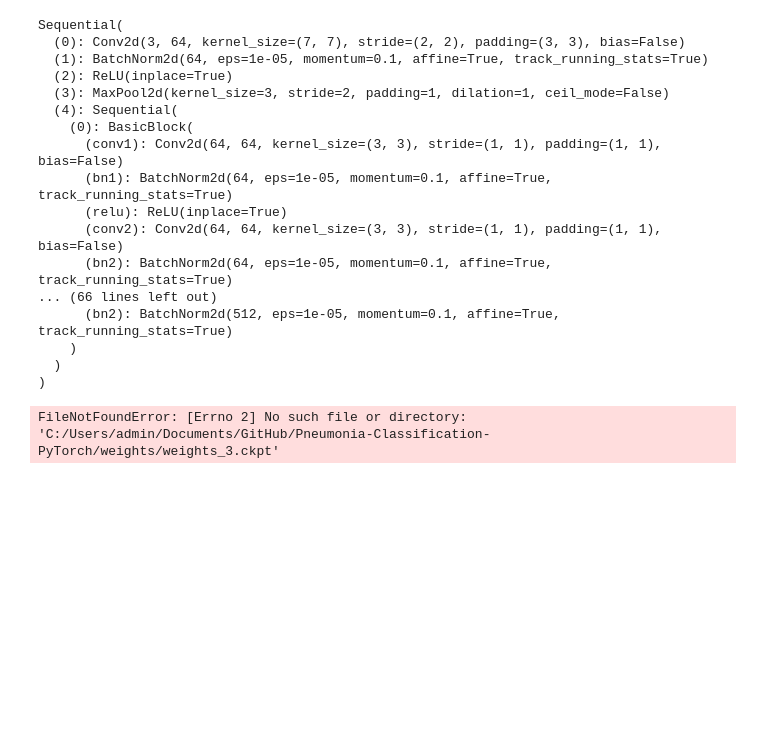
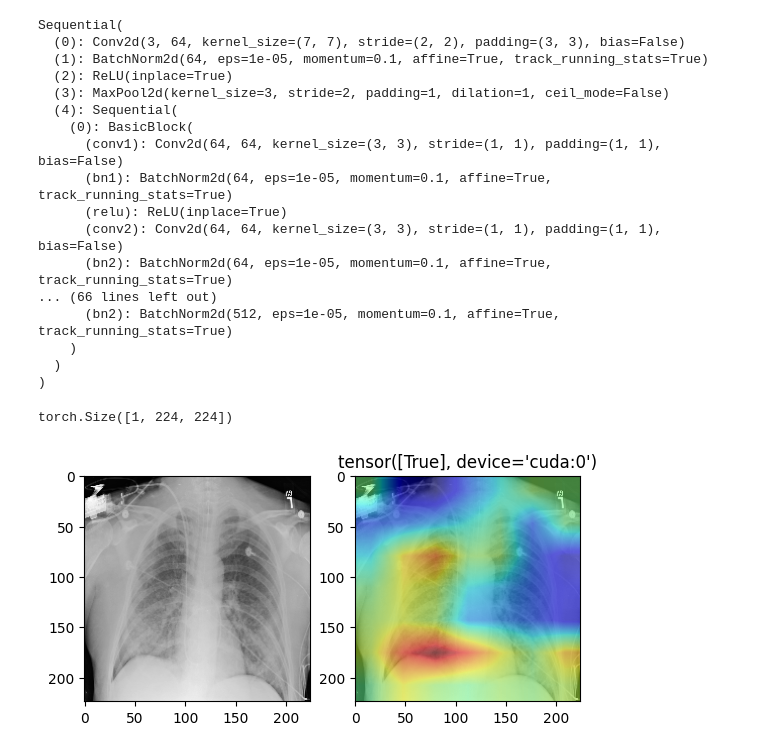
Before and after one commit to parham2013/Pneumonia-Classification-PyTorch, a Jupyter notebook: Interpretability.ipynb, the cells around one changed output. Cells and saved outputs as stored; diff of their text form; code cells hidden in the pictures; blank space fills up the shorter version.

Commit message:
Interpreting model

```diff
--- a/Interpretability.ipynb
+++ b/Interpretability.ipynb
@@ -95,15 +95,13 @@ class PneumoniaModel(pl.LightningModule):
         pred = self.model.fc(avg_output_flattened)
         return pred, feature_map
 # %%
-model = PneumoniaModel.load_from_checkpoint('weights/weights_3.ckpt', strict=False)
+model = PneumoniaModel.load_from_checkpoint('checkpoints/epoch=33-step=12750.ckpt', strict=False)
 model.eval();
-# %% [output]
-FileNotFoundError: [Errno 2] No such file or directory: 'C:/Users/admin/Documents/GitHub/Pneumonia-Classification-PyTorch/weights/weights_3.ckpt'
 # %%
 def cam(model, img):
     with torch.no_grad():
         pred, features = model(img.unsqueeze(0))
-    features = features.reshape((512, 39))
+    features = features.reshape((512, 49))
     weight_params = list(model.model.fc.parameters())[0]
     weight = weight_params[0].detach()
 
@@ -115,13 +113,18 @@ def visualize(img, cam, pred):
     img = img[0]
     cam = transforms.functional.resize(cam.unsqueeze(0), (224, 224))[0]
 
-    fix, axis = plt.subplot(1, 2)
+    fig, axis = plt.subplots(1, 2)
     axis[0].imshow(img, cmap='gray')
     axis[1].imshow(img, cmap='gray')
-    axis[1].imshow(img, alpha=0.5, cmap='jet')
+    axis[1].imshow(cam, alpha=0.5, cmap='jet')
     plt.title(pred > 0.5)
 # %%
-img = val_dataset[-6][0]
+img = val_dataset[-6][0].to('cuda')
+print(img.shape)
 activation_map, pred = cam(model, img)
+# %% [output]
+torch.Size([1, 224, 224])
 # %%
-visualize(img, activation_map, pred)
+visualize(img.cpu().numpy(), activation_map, pred)
+# %% [output]
+[figure, added]
```
Also changed, not shown: 1 other file.
